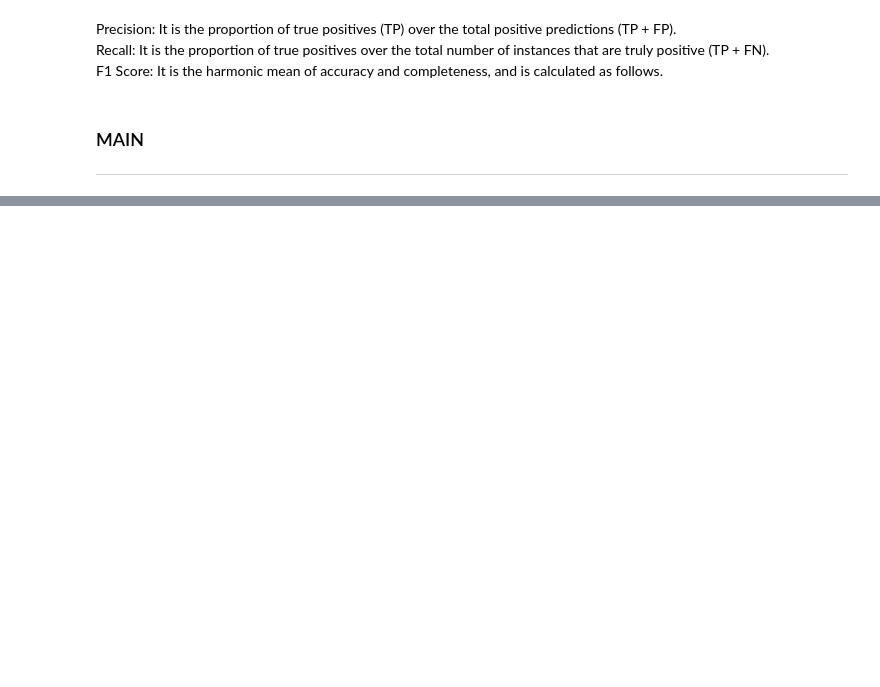
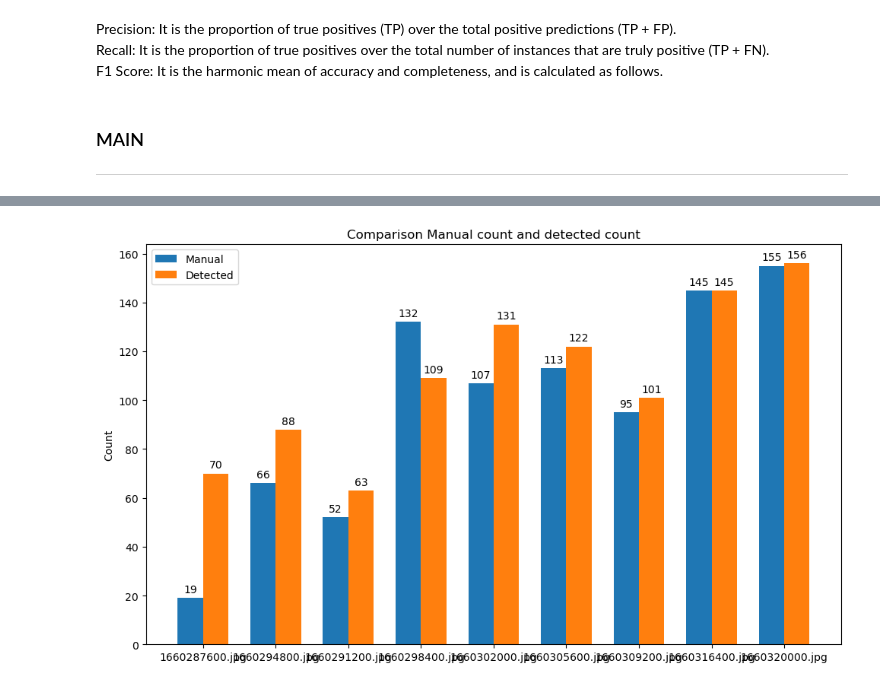
Before and after one commit to ufakz/crowd_counting, a Jupyter notebook: protoproject.ipynb, the cells around one changed output, grey strips where cells are left out. Saved outputs shown, nothing was run; the diff lists cells and outputs as text; code cells hidden in the pictures; blank space fills up the shorter version.

```diff
--- a/protoproject.ipynb
+++ b/protoproject.ipynb
@@ -298,0 +369,20 @@ Notes:
+# %%
+manual_path = "manual_annotations.csv"
+manual_results = read_manual_annotations(manual_path, True)
+bckg_image_name = '1660284000.jpg'
+bckg_image = preprocess_image(bckg_image_name)
+image_names = ["1660287600.jpg", "1660294800.jpg","1660291200.jpg","1660298400.jpg","1660302000.jpg","1660305600.jpg","1660309200.jpg","1660316400.jpg","1660320000.jpg"]
+
+results = process_images(image_names, bckg_image)
+comparison = validation(manual_results, results)
+all_metrics = PerformanceGauge.get_metrics()
+for metric in all_metrics:
+    print(f"Function: {metric['function']}")
+    print(f"  Time : {metric['time_took']:.6f} seconds")
+    print(f"  CPU cycles: {metric['cpu_cycles']:.6f}")
+    print(f"  Memory usage: {metric['memory_usage']:.2f} MB")
+    print(f"  Memory peak: {metric['memory_peak']:.2f} MB")
+    print("---")
+for comp in comparison:
+    print(f"Image: {comp['image']}, Manual Count: {comp['manual_count']}, Detected Count: {comp['detected_count']}")
+    print(f" MSE Image level: {comp['MSE']}, Recall: {comp['recall']}, precision: {comp['precision']} f1score: {comp['f1score']}")
@@ -298,0 +407,42 @@ Notes:
+# %%
+
+images = [item['image'] for item in comparison]
+manual_counts = [item['manual_count'] for item in comparison]
+detected_counts = [item['detected_count'] for item in comparison]
+
+
+x = np.arange(len(images))
+width = 0.35
+
+# Crear el gráfico
+fig, ax = plt.subplots(figsize=(10, 6))
+
+# Dibujar las barras
+rects1 = ax.bar(x - width/2, manual_counts, width, label='Manual')
+rects2 = ax.bar(x + width/2, detected_counts, width, label='Detected')
+
+# Personalizar el gráfico
+ax.set_ylabel('Count')
+ax.set_title('Comparison Manual count and detected count')
+ax.set_xticks(x)
+ax.set_xticklabels(images)
+ax.legend()
+
+# Añadir etiquetas de valor en las barras
+def autolabel(rects):
+    for rect in rects:
+        height = rect.get_height()
+        ax.annotate(f'{height}',
+                    xy=(rect.get_x() + rect.get_width() / 2, height),
+                    xytext=(0, 3),  # 3 puntos de desplazamiento vertical
+                    textcoords="offset points",
+                    ha='center', va='bottom')
+
+autolabel(rects1)
+autolabel(rects2)
+
+
+fig.tight_layout()
+plt.show()
+# %% [output]
+[figure, added]
```
Also changed, not shown: parts of 20 cells of this notebook.
